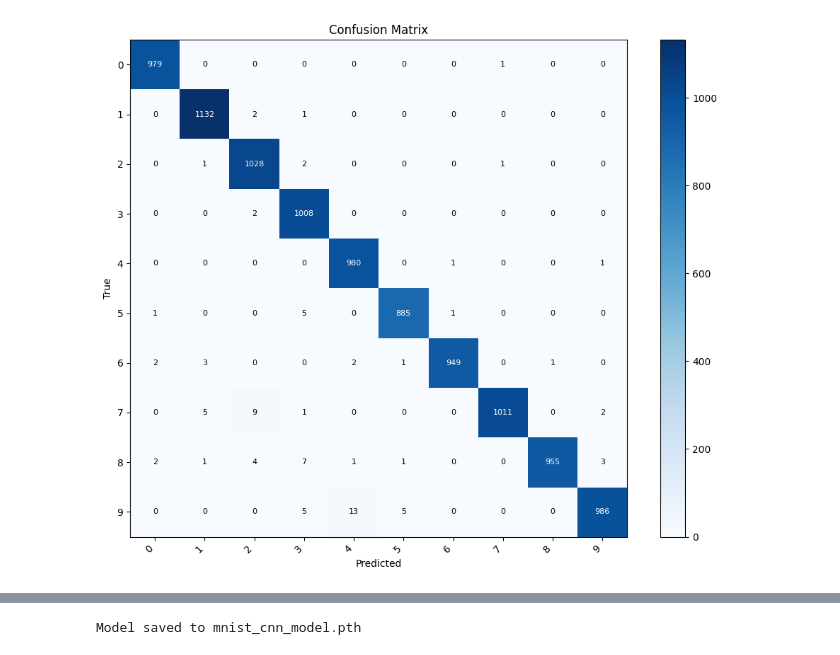
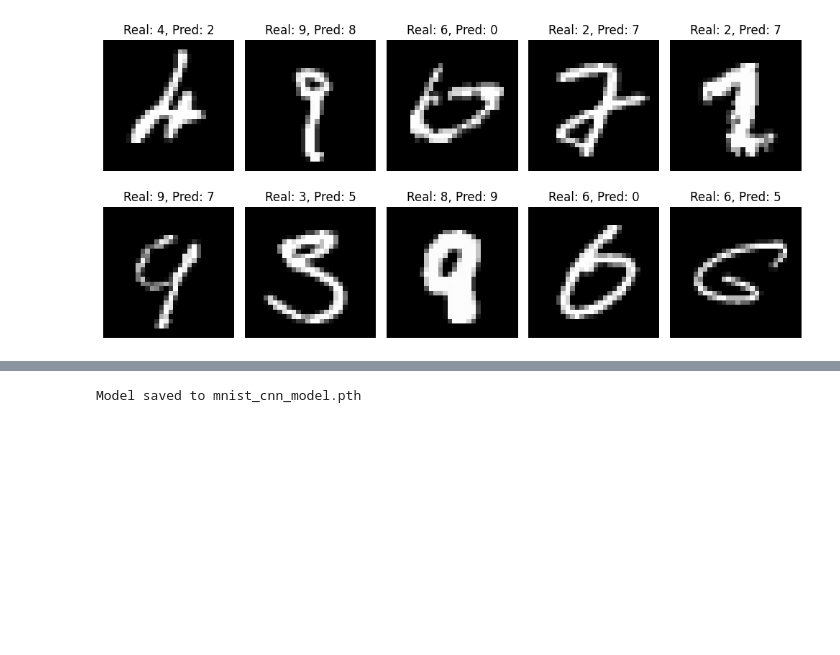
Before and after one commit to flightcomp/eia, a Jupyter notebook: moia/mnist-digit-classification-cnn.ipynb, the cells around one changed output, grey strips where cells are left out. Saved outputs shown, nothing was run; the diff lists cells and outputs as text; code cells hidden in the pictures; blank space fills up the shorter version.

```diff
--- a/moia/mnist-digit-classification-cnn.ipynb
+++ b/moia/mnist-digit-classification-cnn.ipynb
@@ -77,9 +132,9 @@ Total parameters: 390,410
 # %%
 criterion = nn.CrossEntropyLoss()
-optimizer = optim.Adam(model.parameters(), lr=0.001)
+optimizer = optim.Adam(model.parameters(), lr=0.001, eps=1e-08)
 print('Loss: CrossEntropyLoss')
 print('Optimizer: Adam (lr=0.001)')
-num_epochs = 10
+num_epochs = 3
 train_losses = []
 train_accuracies = []
 for epoch in range(num_epochs):
@@ -91,9 +146,10 @@ for epoch in range(num_epochs):
         images, labels = images.to(device), labels.to(device)
         outputs = model(images)
         loss = criterion(outputs, labels)
-        optimizer.zero_grad()
         loss.backward()
         optimizer.step()
+        # Zero de parameter gradients
+        optimizer.zero_grad()
         running_loss += loss.item()
         _, predicted = torch.max(outputs, 1)
         total += labels.size(0)
@@ -137,0 +191,5 @@ plt.show()
+# %%
+state_dict = torch.load('data/mnist_cnn_model.pth', map_location=torch.device('cpu'))
+
+# 3. Carga los pesos en la instancia del modelo
+model.load_state_dict(state_dict)
@@ -138,65 +303,15 @@ plt.show()
 # %%
-model.eval()
-correct = 0
-total = 0
-all_preds = []
-all_labels = []
-with torch.no_grad():
-    for images, labels in testloader:
-        images, labels = images.to(device), labels.to(device)
-        outputs = model(images)
-        _, predicted = torch.max(outputs, 1)
-        total += labels.size(0)
-        correct += (predicted == labels).sum().item()
-        all_preds.extend(predicted.cpu().numpy())
-        all_labels.extend(labels.cpu().numpy())
-test_accuracy = 100 * correct / total
-print(f'Test Accuracy: {test_accuracy:.2f}%')
-class_correct = [0] * 10
-class_total = [0] * 10
-for pred, label in zip(all_preds, all_labels):
-    class_total[label] += 1
-    if pred == label:
-        class_correct[label] += 1
-print('Per-class accuracy:')
-print('-' * 30)
-for i in range(10):
-    acc = 100 * class_correct[i] / class_total[i]
-    print(f'{classes[i]:>2s}: {acc:.1f}%')
-print('\nClassification Report:')
-print(classification_report(all_labels, all_preds, target_names=classes))
-cm = confusion_matrix(all_labels, all_preds)
-fig, ax = plt.subplots(figsize=(10, 8))
-im = ax.imshow(cm, interpolation='nearest', cmap=plt.cm.Blues)
-ax.set_title('Confusion Matrix')
-plt.colorbar(im, ax=ax)
-ax.set_xticks(range(10))
-ax.set_yticks(range(10))
-ax.set_xticklabels(classes, rotation=45, ha='right')
-ax.set_yticklabels(classes)
-ax.set_xlabel('Predicted')
-ax.set_ylabel('True')
-for i in range(10):
-    for j in range(10):
-        color = 'white' if cm[i, j] > cm.max() / 2 else 'black'
-        ax.text(j, i, str(cm[i, j]), ha='center', va='center', color=color, fontsize=8)
+indices_confundidos = [i for i, (a, b) in enumerate(zip(all_labels, all_preds)) if (a != b)][:10]
+
+fig, axes = plt.subplots(2, 5, figsize=(10, 5))
+for i, ax in enumerate(axes.flat):
+    idx = indices_confundidos[i]
+    image, label = testloader.dataset[idx]
+    img = image.squeeze().numpy()
+    ax.imshow(img, cmap='gray')
+    ax.set_title(f'Real: {classes[label]}, Pred: {classes[all_preds[idx]]}')
+    ax.axis('off')
+
 plt.tight_layout()
 plt.show()
-dataiter = iter(testloader)
-images, labels = next(dataiter)
-model.eval()
-with torch.no_grad():
-    outputs = model(images.to(device))
-    _, preds = torch.max(outputs, 1)
-    preds = preds.cpu()
-fig, axes = plt.subplots(2, 5, figsize=(14, 6))
-for i, ax in enumerate(axes.flat):
-    img = images[i].squeeze().numpy()
-    ax.imshow(img, cmap='gray')
-    color = 'green' if preds[i] == labels[i] else 'red'
-    ax.set_title(f'Pred: {classes[preds[i]]}\nTrue: {classes[labels[i]]}', color=color, fontsize=10)
-    ax.axis('off')
-plt.suptitle('Test Predictions (Green=Correct, Red=Wrong)', fontsize=14)
-plt.tight_layout()
-plt.show()
 # %% [output]
@@ -220 +318 @@ weighted avg       0.99      0.99      0.99     10000
-[figure, old version]
+[figure, new version]
```
Also changed, not shown: parts of 23 cells of this notebook, 7 other files.
